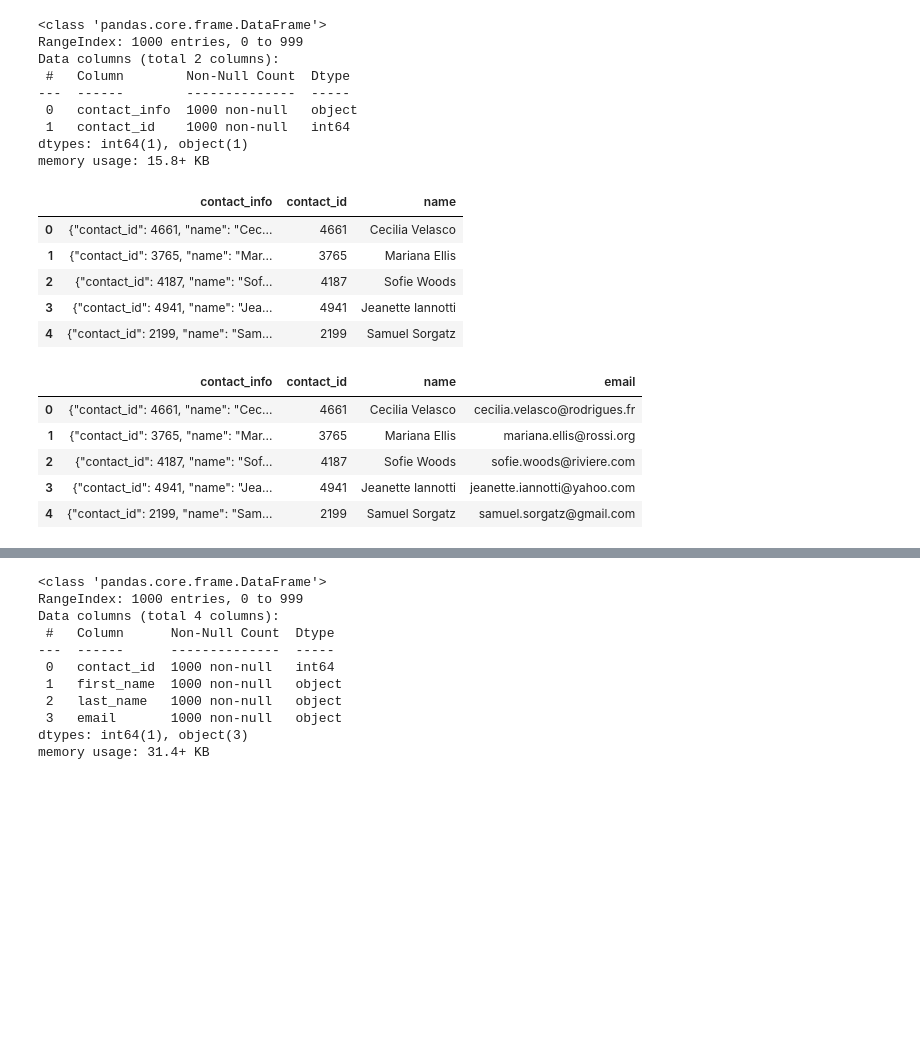
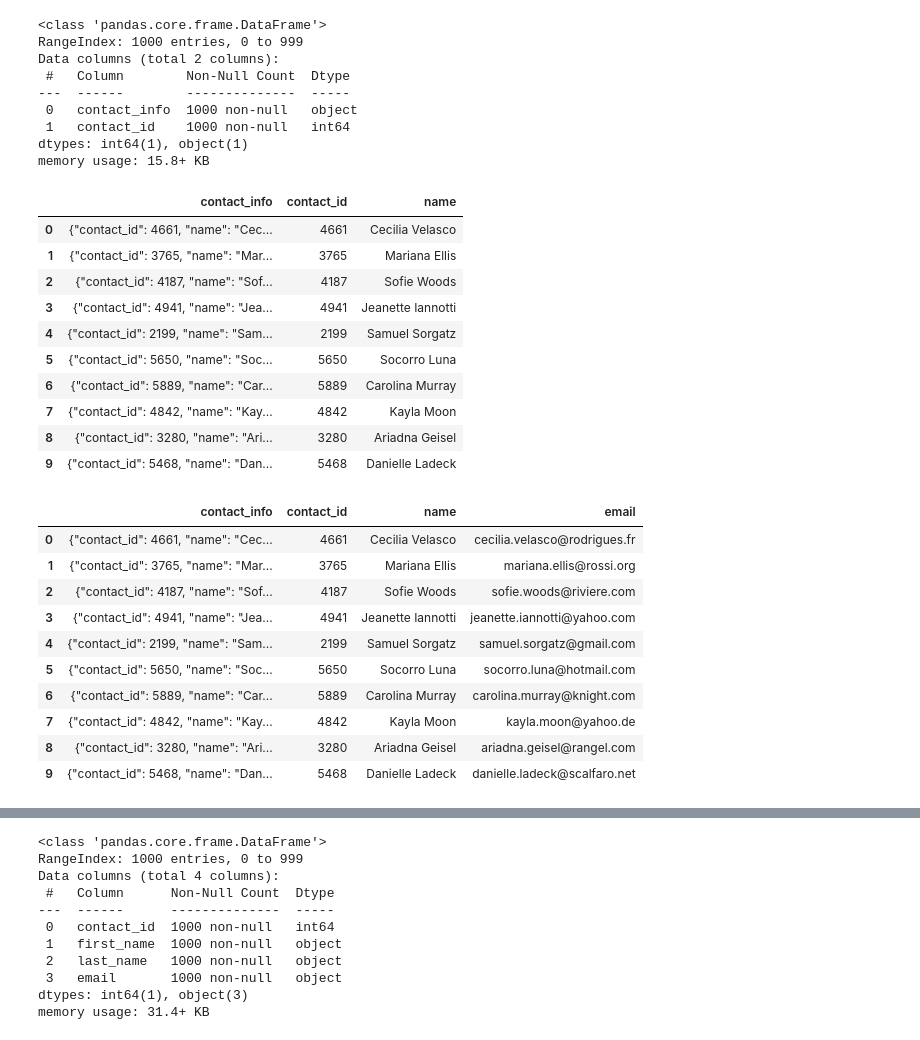
Before and after one commit to shriparna/Crowdfunding_ETL, a Jupyter notebook: ETL_Mini_Project.ipynb, the cells around one changed output, grey strips where cells are left out. Drawn from its saved outputs; the diff is of its cells as text; code cells hidden in the pictures; blank space fills up the shorter version.

```diff
--- a/ETL_Mini_Project.ipynb
+++ b/ETL_Mini_Project.ipynb
@@ -421,8 +417,8 @@ contact_info_df_copy.head()
 | 4 | {"contact_id": 2199, "name": "Sam... |
 # %%
 # Extract the four-digit contact ID number.
-contact_info_df_copy['contact_id'] = contact_info_df_copy['contact_info'].str.extract(r'"contact_id": (\d+)')
-contact_info_df_copy
+contact_info_df['contact_id'] = contact_info_df['contact_info'].str.extract(r'"contact_id": (\d+)')
+contact_info_df.head()
 # %% [output]
 |  | contact_info | contact_id |
 | 0 | {"contact_id": 4661, "name": "Cec... | 4661 |
@@ -452,8 +441,8 @@ dtypes: object(2)
 memory usage: 15.8+ KB
 # %%
 # Convert the "contact_id" column to an int64 data type.
-contact_info_df_copy = contact_info_df_copy.astype({'contact_id':'int'})
-contact_info_df_copy.info()
+contact_info_df = contact_info_df.astype({'contact_id':'int'})
+contact_info_df.info()
 # %% [output]
 <class 'pandas.core.frame.DataFrame'>
 RangeIndex: 1000 entries, 0 to 999
@@ -466,8 +455,8 @@ dtypes: int64(1), object(1)
 memory usage: 15.8+ KB
 # %%
 # Extract the name of the contact and add it to a new column.
-contact_info_df_copy['name'] = contact_info_df_copy['contact_info'].str.extract(r'"name": "(\w+\s\w+)"')
-contact_info_df_copy.head()
+contact_info_df['name'] = contact_info_df['contact_info'].str.extract(r'"name": "(\w+\s\w+)"')
+contact_info_df.head(10)
 # %% [output]
 |  | contact_info | contact_id | name |
 | 0 | {"contact_id": 4661, "name": "Cec... | 4661 | Cecilia Velasco |
@@ -475,16 +464,26 @@ contact_info_df_copy.head()
 | 2 | {"contact_id": 4187, "name": "Sof... | 4187 | Sofie Woods |
 | 3 | {"contact_id": 4941, "name": "Jea... | 4941 | Jeanette Iannotti |
 | 4 | {"contact_id": 2199, "name": "Sam... | 2199 | Samuel Sorgatz |
+| 5 | {"contact_id": 5650, "name": "Soc... | 5650 | Socorro Luna |
+| 6 | {"contact_id": 5889, "name": "Car... | 5889 | Carolina Murray |
+| 7 | {"contact_id": 4842, "name": "Kay... | 4842 | Kayla Moon |
+| 8 | {"contact_id": 3280, "name": "Ari... | 3280 | Ariadna Geisel |
+| 9 | {"contact_id": 5468, "name": "Dan... | 5468 | Danielle Ladeck |
 # %%
 # Extract the email from the contacts and add the values to a new column.
-contact_info_df_copy['email'] = contact_info_df_copy['contact_info'].str.extract(r'"email": "(\S+)"')
-contact_info_df_copy.head()
+contact_info_df['email'] = contact_info_df['contact_info'].str.extract(r'"email": "(\S+)"')
+contact_info_df.head(10)
 # %% [output]
 |  | contact_info | contact_id | name | email |
 | 0 | {"contact_id": 4661, "name": "Cec... | 4661 | Cecilia Velasco | cecilia.velasco@rodrigues.fr |
 | 1 | {"contact_id": 3765, "name": "Mar... | 3765 | Mariana Ellis | mariana.ellis@rossi.org |
 | 2 | {"contact_id": 4187, "name": "Sof... | 4187 | Sofie Woods | sofie.woods@riviere.com |
 | 3 | {"contact_id": 4941, "name": "Jea... | 4941 | Jeanette Iannotti | jeanette.iannotti@yahoo.com |
 | 4 | {"contact_id": 2199, "name": "Sam... | 2199 | Samuel Sorgatz | samuel.sorgatz@gmail.com |
+| 5 | {"contact_id": 5650, "name": "Soc... | 5650 | Socorro Luna | socorro.luna@hotmail.com |
+| 6 | {"contact_id": 5889, "name": "Car... | 5889 | Carolina Murray | carolina.murray@knight.com |
+| 7 | {"contact_id": 4842, "name": "Kay... | 4842 | Kayla Moon | kayla.moon@yahoo.de |
+| 8 | {"contact_id": 3280, "name": "Ari... | 3280 | Ariadna Geisel | ariadna.geisel@rangel.com |
+| 9 | {"contact_id": 5468, "name": "Dan... | 5468 | Danielle Ladeck | danielle.ladeck@scalfaro.net |
 # %%
 # Create a copy of the contact_info_df with the 'contact_id', 'name', 'email' columns.
```
Also changed, not shown: parts of 7 cells of this notebook.
